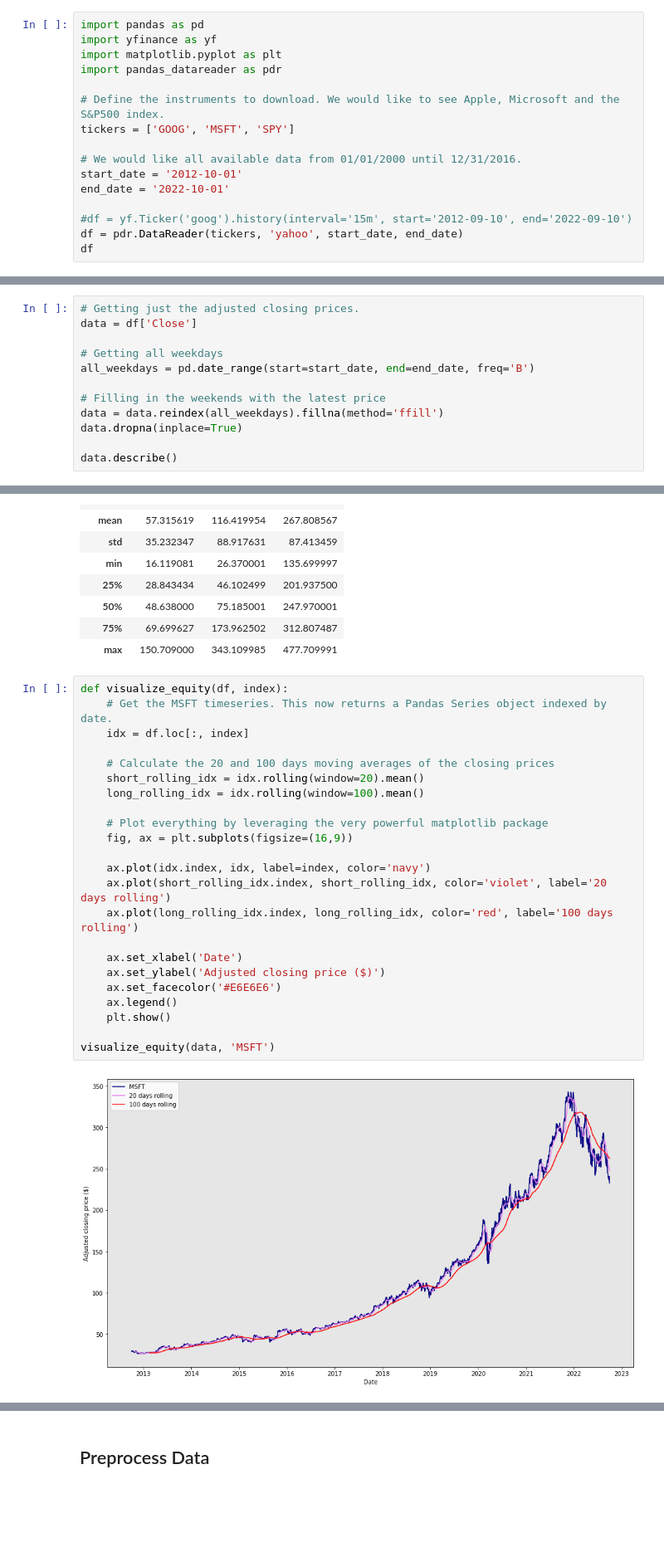
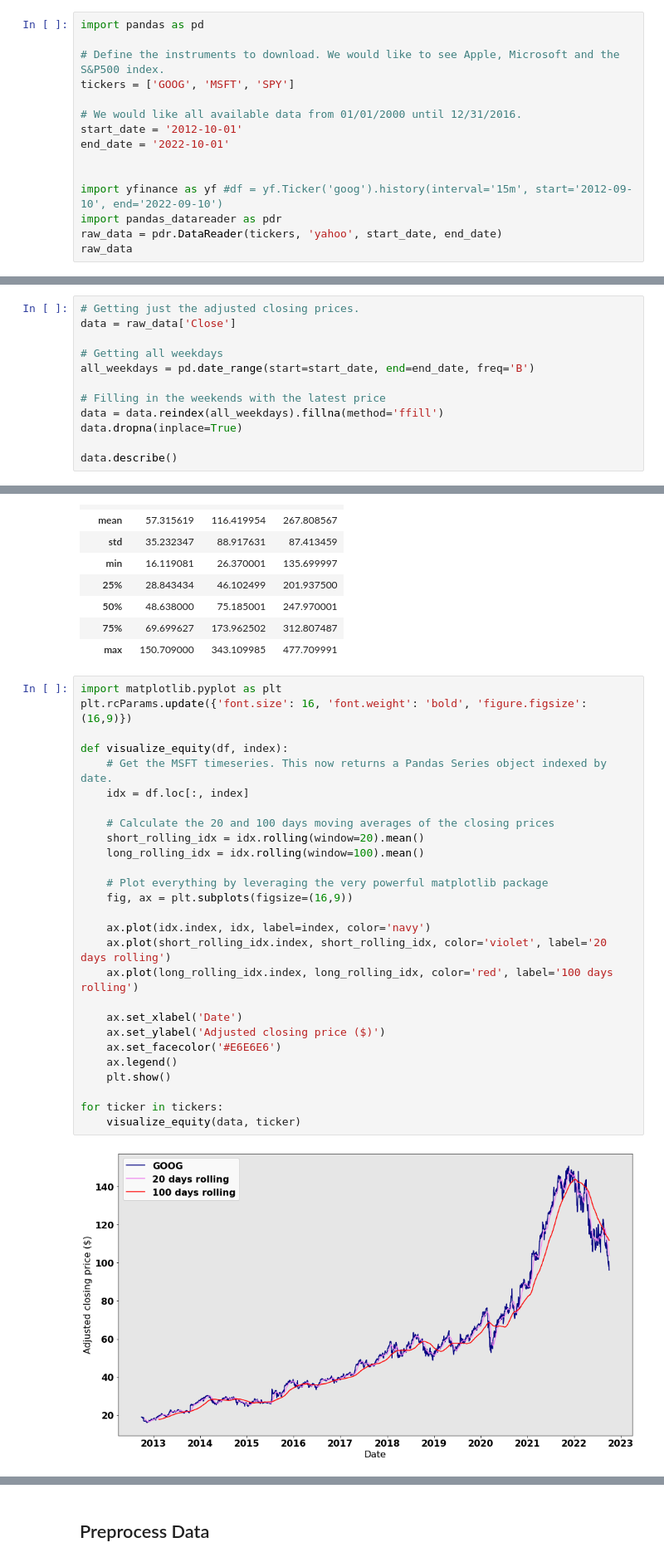
Before and after one commit to mfaldet/Stock-Evaluation, a Jupyter notebook: Stock Prediction/stock-prediction.ipynb, the cells around one changed output, grey strips where cells are left out. Shown at 83% size. Cells and saved outputs as stored; diff of their text form; blank space fills up the shorter version.

```diff
--- a/Stock Prediction/stock-prediction.ipynb
+++ b/Stock Prediction/stock-prediction.ipynb
@@ -2,9 +2,6 @@
 # Stock LSTM
 # %%
 import pandas as pd
-import yfinance as yf
-import matplotlib.pyplot as plt
-import pandas_datareader as pdr
 
 # Define the instruments to download. We would like to see Apple, Microsoft and the S&P500 index.
 tickers = ['GOOG', 'MSFT', 'SPY']
@@ -13,9 +10,11 @@ tickers = ['GOOG', 'MSFT', 'SPY']
 start_date = '2012-10-01'
 end_date = '2022-10-01'
 
-#df = yf.Ticker('goog').history(interval='15m', start='2012-09-10', end='2022-09-10')
-df = pdr.DataReader(tickers, 'yahoo', start_date, end_date)
-df
+
+import yfinance as yf #df = yf.Ticker('goog').history(interval='15m', start='2012-09-10', end='2022-09-10')
+import pandas_datareader as pdr
+raw_data = pdr.DataReader(tickers, 'yahoo', start_date, end_date)
+raw_data
 # %% [output]
 | Attributes | Adj Close |  |  | Close |  |  | High |  |  | Low | ... |
 | Symbols | GOOG | MSFT | SPY | GOOG | MSFT | SPY | GOOG | MSFT | SPY | GOOG | ... |
@@ -36,7 +35,7 @@ df
 ## Explore Data
 # %%
 # Getting just the adjusted closing prices.
-data = df['Close']
+data = raw_data['Close']
 
 # Getting all weekdays
 all_weekdays = pd.date_range(start=start_date, end=end_date, freq='B')
@@ -57,27 +56,31 @@ data.describe()
 | 75% | 69.699627 | 173.962502 | 312.807487 |
 | max | 150.709000 | 343.109985 | 477.709991 |
 # %%
+import matplotlib.pyplot as plt
+plt.rcParams.update({'font.size': 16, 'font.weight': 'bold', 'figure.figsize': (16,9)})
+
 def visualize_equity(df, index):
     # Get the MSFT timeseries. This now returns a Pandas Series object indexed by date.
     idx = df.loc[:, index]
 
     # Calculate the 20 and 100 days moving averages of the closing prices
     short_rolling_idx = idx.rolling(window=20).mean()
     long_rolling_idx = idx.rolling(window=100).mean()
 
     # Plot everything by leveraging the very powerful matplotlib package
     fig, ax = plt.subplots(figsize=(16,9))
 
     ax.plot(idx.index, idx, label=index, color='navy')
     ax.plot(short_rolling_idx.index, short_rolling_idx, color='violet', label='20 days rolling')
     ax.plot(long_rolling_idx.index, long_rolling_idx, color='red', label='100 days rolling')
 
     ax.set_xlabel('Date')
     ax.set_ylabel('Adjusted closing price ($)')
     ax.set_facecolor('#E6E6E6')
     ax.legend()
     plt.show()
 
-visualize_equity(data, 'MSFT')
+for ticker in tickers:
+    visualize_equity(data, ticker)
 # %% [output]
-[figure, old version]
+[figure, new version]
```
Also changed, not shown: parts of 15 cells of this notebook.
